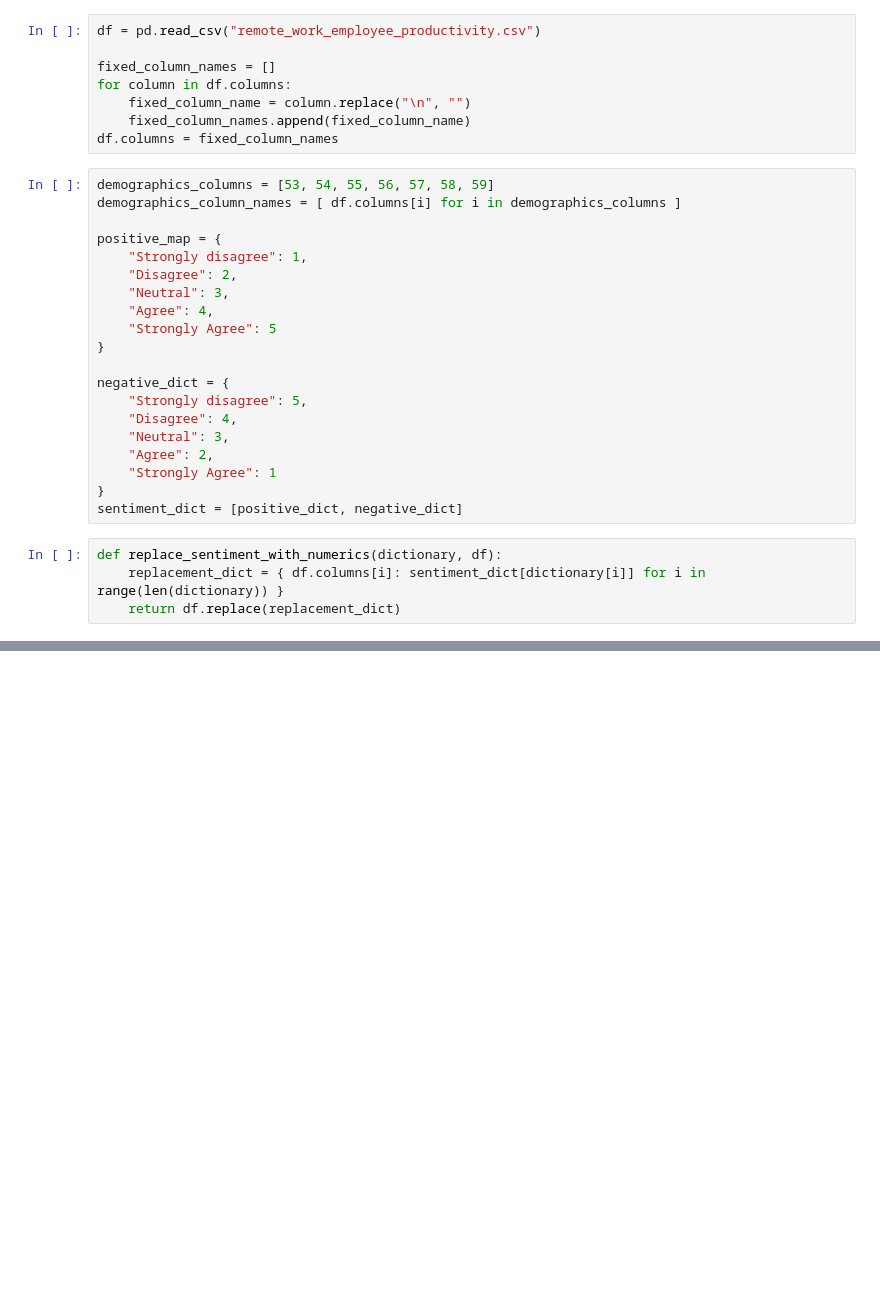
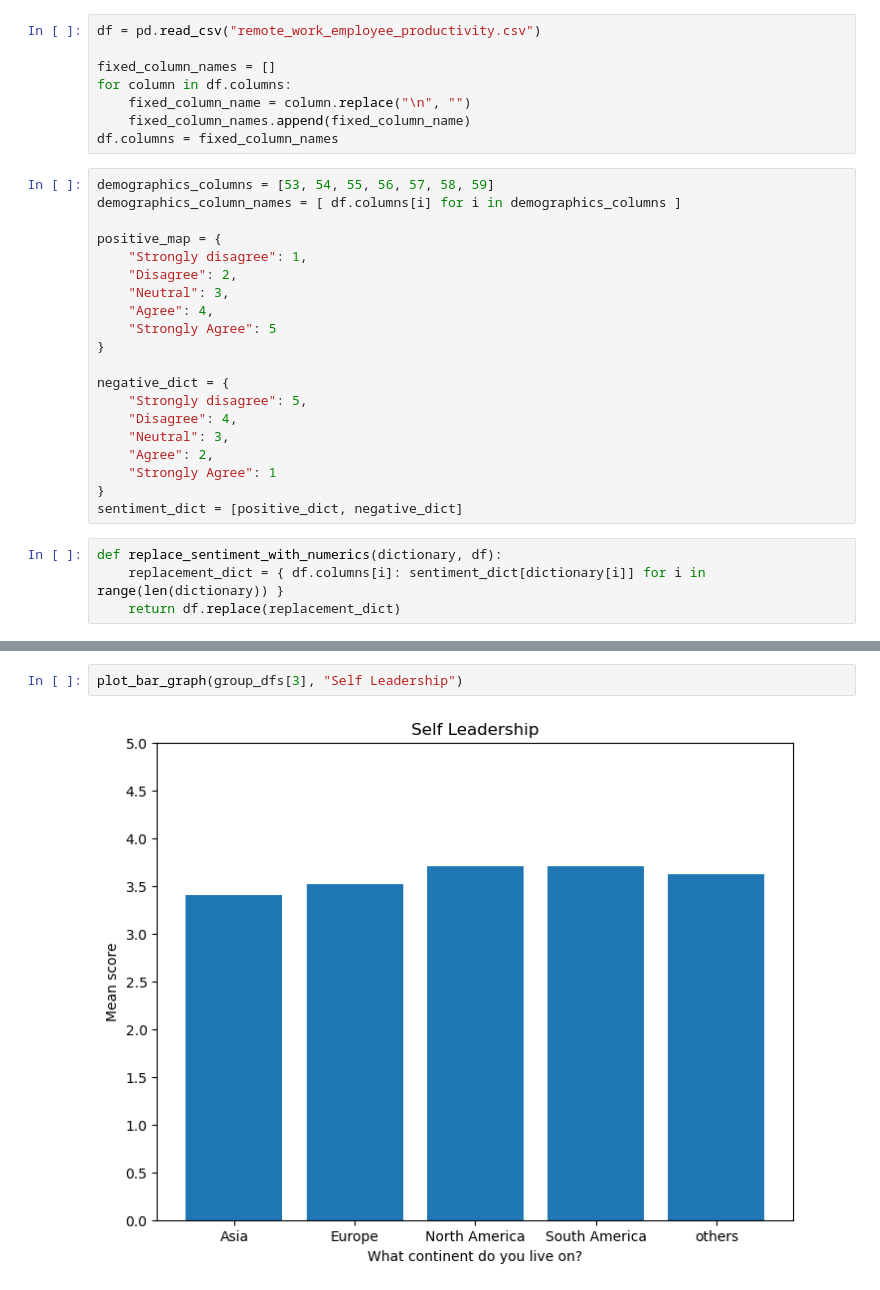
Before and after one commit to ragnarokatz/btm710_proposal_analysis, a Jupyter notebook: analysis.ipynb, the cells around one changed output, grey strips where cells are left out. Cells and saved outputs as stored; diff of their text form; blank space fills up the shorter version.

```diff
--- a/analysis.ipynb
+++ b/analysis.ipynb
@@ -104,0 +111,4 @@ plt.show()
+# %%
+plot_bar_graph(group_dfs[3], "Self Leadership")
+# %% [output]
+[figure, added]
```
Also changed, not shown: parts of 10 cells of this notebook.
